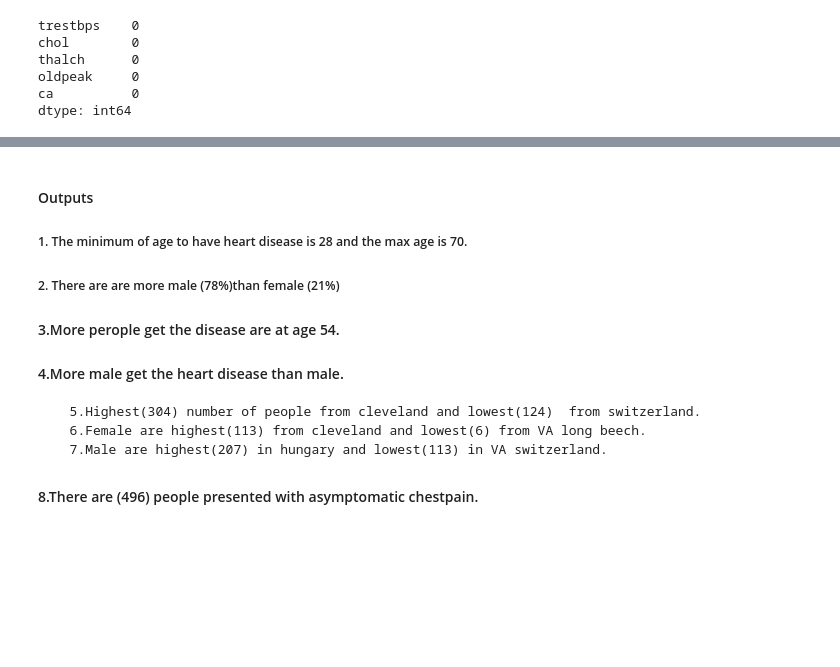
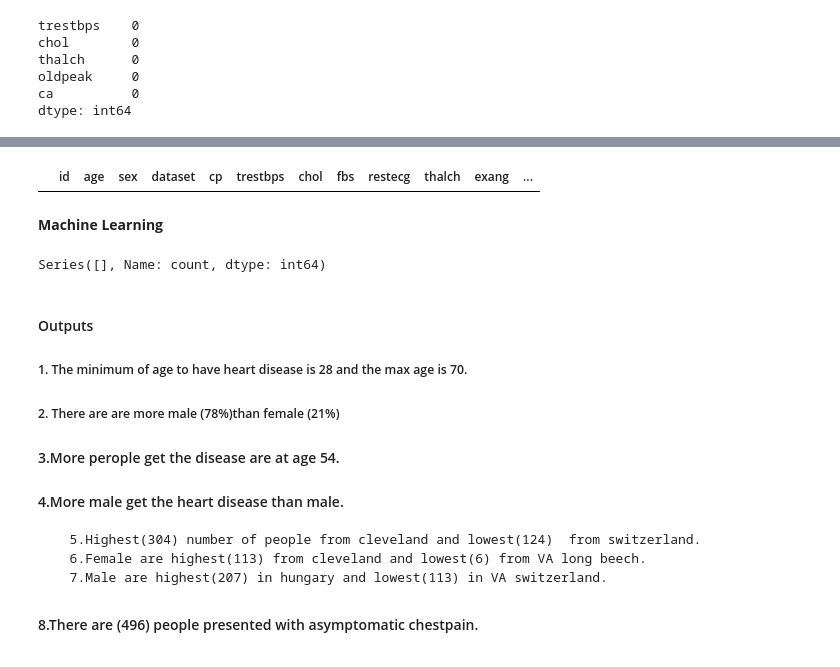
Before and after one commit to MadeehaTassadaq/python_basics, a Jupyter notebook: machine_learning/project/heart_disease_prediction.ipynb, the cells around one changed output, grey strips where cells are left out. Drawn from its saved outputs; the diff is of its cells as text; code cells hidden in the pictures; blank space fills up the shorter version.

```diff
--- a/machine_learning/project/heart_disease_prediction.ipynb
+++ b/machine_learning/project/heart_disease_prediction.ipynb
@@ -443,0 +449,4 @@ def impute_missing_categorical(df):
+# %%
+# lets impute the missing values in boolean columns using iterative imputer
+boolean_columns_imputer=IterativeImputer(max_iter=10,random_state=42)
+df[boolean_columns]=boolean_columns_imputer.fit_transform(df[boolean_columns])
@@ -443,0 +526,7 @@ def impute_missing_categorical(df):
+# %%
+# lets remove the outliers in trestbps
+df=df[df['trestbps']!=0 ]
+# %%
+df.head(5)
+# %% [output]
+|  | id | age | sex | dataset | cp | trestbps | chol | fbs | restecg | thalch | exang | ... |
@@ -444,3 +536,9 @@ def impute_missing_categorical(df):
+# %% [markdown]
+**Machine Learning**
+# %%
+df['num'].value_counts()
+# %% [output]
+Series([], Name: count, dtype: int64)
 # %% [markdown]
 #### Outputs
 ##### 1. The minimum of age to have heart disease is 28 and the max age is 70.
```
Also changed, not shown: parts of 18 cells of this notebook, 5 other files.
